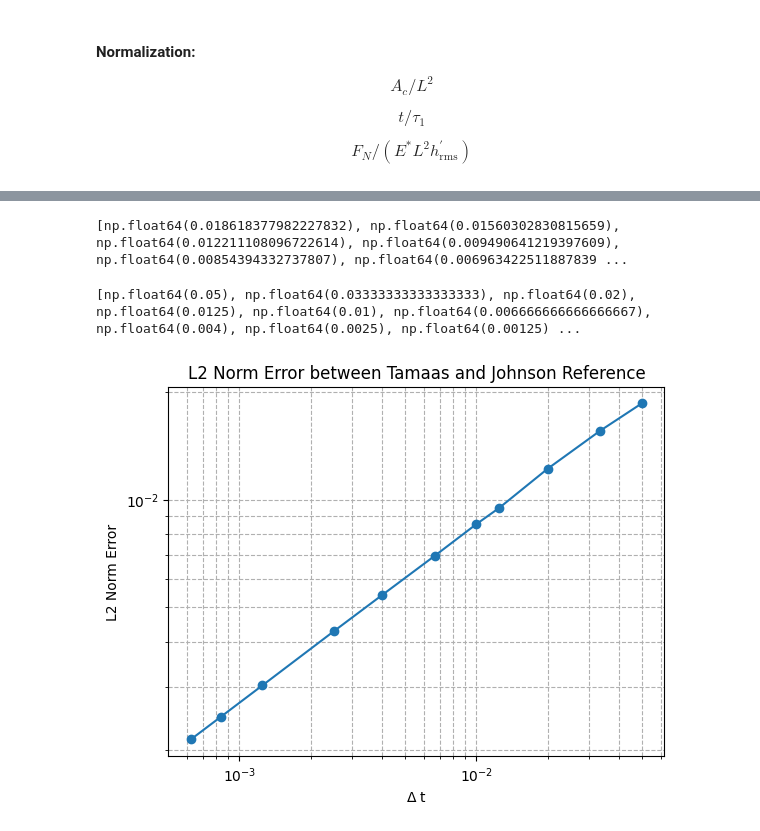
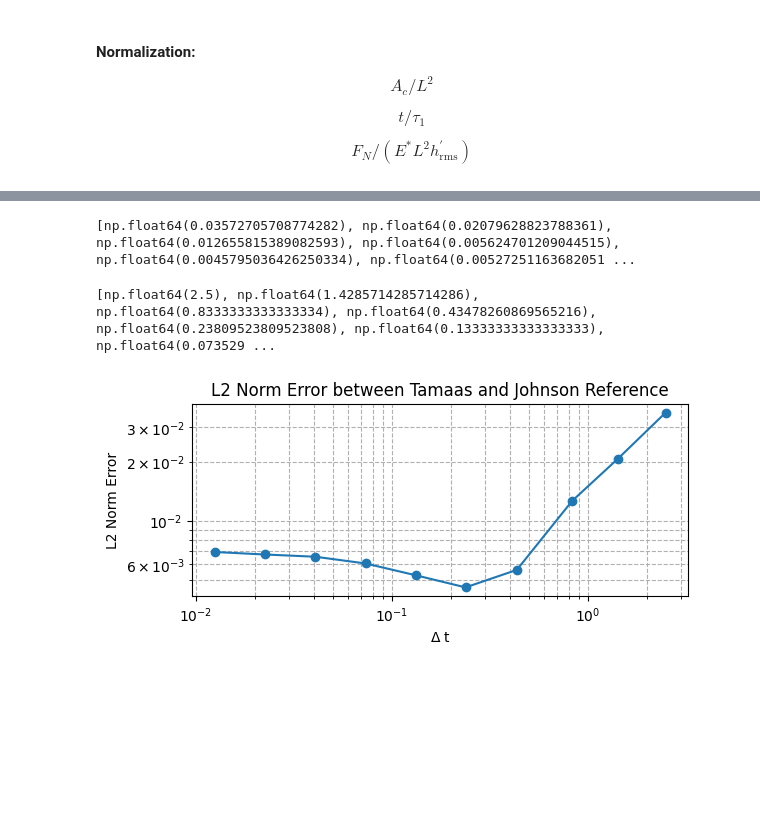
Before and after one commit to NathanLZC/Master-internship-repo-at-Institut-dAlembert, a Jupyter notebook: Week25/convergence_analysis/L2_norm.ipynb, the cells around one changed output, grey strips where cells are left out. Drawn from its saved outputs; the diff is of its cells as text; code cells hidden in the pictures; blank space fills up the shorter version.

Commit message:
coarse discritization with fining the time steps, error plot to find delta t_c

```diff
--- a/Week25/convergence_analysis/L2_norm.ipynb
+++ b/Week25/convergence_analysis/L2_norm.ipynb
@@ -149,13 +149,14 @@ Ac_tamaas = []
 p_target = W / (L**2) #avarge pressure
 #normalized pressure
 h_rms_prime = tm.Statistics2D.computeSpectralRMSSlope(surface)
-
+'''
 p_target = p_target / (E_star*h_rms_prime)
+'''
 
 Fn_Johnson = W / (E_star*h_rms_prime)
 
 #solver.solve(p_target)
-time_steps_list = [20, 30, 50, 80, 100, 150, 250, 400, 800, 1200, 1600]
+time_steps_list = np.geomspace(4,800,10 , dtype=int)#[2, 20, 30, 50, 80, 100, 150, 250, 400, 800, 1200, 1600]
 #L2_norms = []
 error_list = []
 
@@ -164,7 +165,7 @@ t0 = 0
 t1 = 10
 ## normalized time
 t0 = 0/np.min(characteristic_time)
-t1 = 1/np.min(characteristic_time)
+t1 = 10/np.min(characteristic_time)
 # %%
 ##Hertz solution at t0
 G_maxwell_t0 = 0
@@ -194,14 +195,14 @@ for time_steps in time_steps_list:
     solver = tm.MaxwellViscoelastic(model, surface, 1e-12, dt, shear_modulus, characteristic_time)
     solver.reset()
 
-    for t in np.linspace(t0, t1, time_steps):
+    for i in range(time_steps):
         solver.solve(p_target)
         contact_area_result = np.mean(model.traction > 0) * L**2
         normalized_result = contact_area_result / L**2      ######normalized contact area
         Ac_tamaas.append(normalized_result)
 
     for t in np.arange(t0, t1, dt):
-        Ac_Johnson_ref.append((3 / 8 * Radius * Fn_Johnson * (1 / g_1 + 1 / g_2 * (1 - np.exp(-t / tau_c[0]))))**(2/3) * np.pi)
+        Ac_Johnson_ref.append((3 / 8 * Radius * W * (1 / g_1 + 1 / g_2 * (1 - np.exp(-t / tau_c[0]))))**(2/3) * np.pi)
 
 
     Ac_tamaas = Ac_tamaas[:-1]
@@ -220,9 +221,12 @@ for time_steps in time_steps_list:
     L2_error /= np.sqrt(len(Ac_tamaas))
     '''
     #L2_error = np.linalg.norm(np.array(Ac_tamaas) - np.array(Ac_Johnson_ref)) / np.sqrt(len(Ac_tamaas))
-    L2_norm = np.sqrt(np.sum(dt*(np.array(Ac_tamaas) - np.array(Ac_Johnson_ref))**2))
+    L2_norm = np.sqrt(np.sum((np.array(Ac_tamaas) - np.array(Ac_Johnson_ref))**2))
     error = L2_norm / np.linalg.norm(Ac_Johnson_ref)
     error_list.append(error)
     #L2_norms.append(L2_error)
+    plt.plot(np.linspace(t0, t1, time_steps-1), Ac_tamaas, label='Tamaas')
+    plt.plot(np.linspace(t0, t1, time_steps-1), Ac_Johnson_ref, label='Johnson')
+    plt.show()
 # %% [output]
  Iter          Cost_f           Error
@@ -355,18 +316,19 @@ for time_steps in time_steps_list:
 # %%
 print(error_list)
 # %% [output]
-[np.float64(0.018618377982227832), np.float64(0.01560302830815659), np.float64(0.012211108096722614), np.float64(0.009490641219397609), np.float64(0.00854394332737807), np.float64(0.006963422511887839 ...
+[np.float64(0.03572705708774282), np.float64(0.02079628823788361), np.float64(0.012655815389082593), np.float64(0.005624701209044515), np.float64(0.0045795036426250334), np.float64(0.00527251163682051 ...
 # %%
 dt_list = [(t1 - t0) / time_steps for time_steps in time_steps_list]
 print(dt_list)
 # Plot log-log graph of L2 norms
 plt.figure()
 plt.loglog(dt_list, error_list, marker='o')
 plt.xlabel('$\Delta$ t')
 plt.ylabel('L2 Norm Error')
 plt.title('L2 Norm Error between Tamaas and Johnson Reference')
 plt.grid(True, which="both", ls="--")
+plt.gca().set_aspect('equal')
 plt.show()
 # %% [output]
-[np.float64(0.05), np.float64(0.03333333333333333), np.float64(0.02), np.float64(0.0125), np.float64(0.01), np.float64(0.006666666666666667), np.float64(0.004), np.float64(0.0025), np.float64(0.00125) ...
+[np.float64(2.5), np.float64(1.4285714285714286), np.float64(0.8333333333333334), np.float64(0.43478260869565216), np.float64(0.23809523809523808), np.float64(0.13333333333333333), np.float64(0.073529 ...
-[figure, old version]
+[figure, new version]
```
Also changed, not shown: parts of 1 cell of this notebook.
